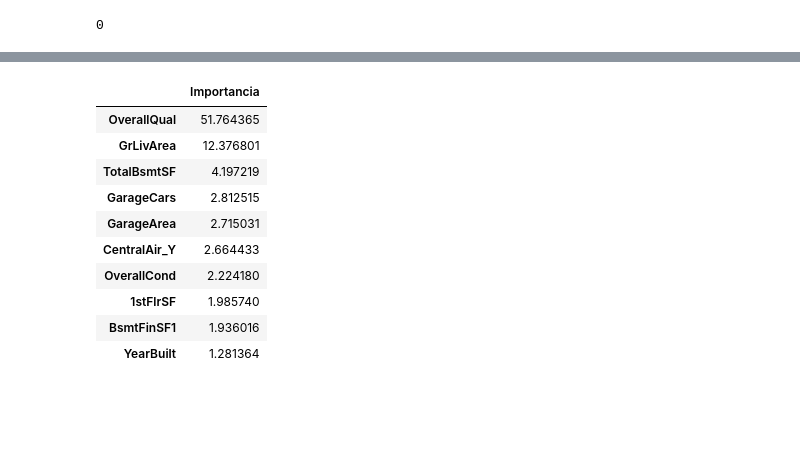
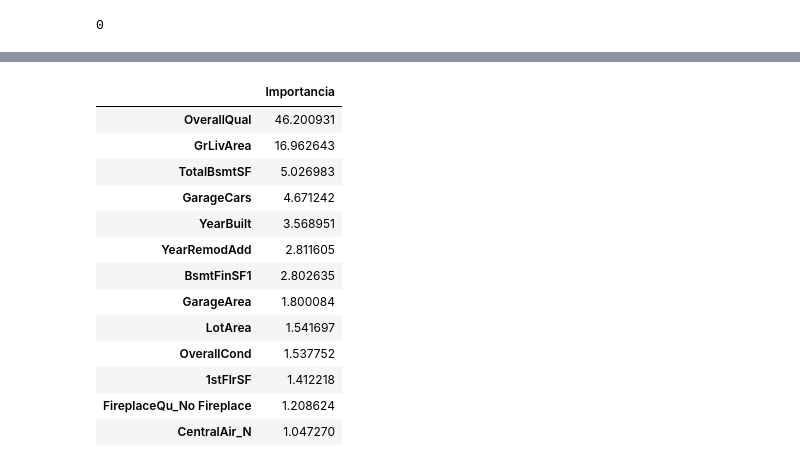
Before and after one commit to felipesassi/Predicao_Imoveis, a Jupyter notebook: Predicao_Preco_Imoveis.ipynb, the cells around one changed output, grey strips where cells are left out. Saved outputs shown, nothing was run; the diff lists cells and outputs as text; code cells hidden in the pictures; blank space fills up the shorter version.

```diff
--- a/Predicao_Preco_Imoveis.ipynb
+++ b/Predicao_Preco_Imoveis.ipynb
@@ -169,0 +236,5 @@ pd.DataFrame(data = {"Correlacao": Data.corr()["SalePrice"]}).sort_values(by = "
+# %%
+Data["SalePrice"] = np.log1p(Data["SalePrice"])
+Data["GrLivArea"] = np.log1p(Data["GrLivArea"])
+Data["TotalBsmtSF"] = np.log1p(Data["TotalBsmtSF"])
+Data["1stFlrSF"] = np.log1p(Data["1stFlrSF"])
@@ -216,22 +304,25 @@ Erro XGB Regressor: 0.12676062118504144
 # %%
-def Feature_Importances():
-    RFR = RandomForestRegressor()
-    RFR.fit(x_train, y_train)
-    return pd.DataFrame(data = {"Importancia": 100*RFR.feature_importances_}, index = X.columns).sort_values(by = "Importancia", ascending = False)
+def Feature_Importances(X, Y):
+    GBR = GradientBoostingRegressor()
+    GBR.fit(X, Y)
+    return pd.DataFrame(data = {"Importancia": 100*GBR.feature_importances_}, index = X.columns).sort_values(by = "Importancia", ascending = False)
 # %%
-FI = Feature_Importances()
+FI = Feature_Importances(X, Y)
 Sel = (FI["Importancia"] > 1)
 FI[Sel]
 # %% [output]
 |  | Importancia |
-| OverallQual | 51.764365 |
-| GrLivArea | 12.376801 |
-| TotalBsmtSF | 4.197219 |
-| GarageCars | 2.812515 |
-| GarageArea | 2.715031 |
-| CentralAir_Y | 2.664433 |
-| OverallCond | 2.224180 |
-| 1stFlrSF | 1.985740 |
-| BsmtFinSF1 | 1.936016 |
-| YearBuilt | 1.281364 |
+| OverallQual | 46.200931 |
+| GrLivArea | 16.962643 |
+| TotalBsmtSF | 5.026983 |
+| GarageCars | 4.671242 |
+| YearBuilt | 3.568951 |
+| YearRemodAdd | 2.811605 |
+| BsmtFinSF1 | 2.802635 |
+| GarageArea | 1.800084 |
+| LotArea | 1.541697 |
+| OverallCond | 1.537752 |
+| 1stFlrSF | 1.412218 |
+| FireplaceQu_No Fireplace | 1.208624 |
+| CentralAir_N | 1.047270 |
 # %%
```
Also changed, not shown: parts of 54 cells of this notebook.
